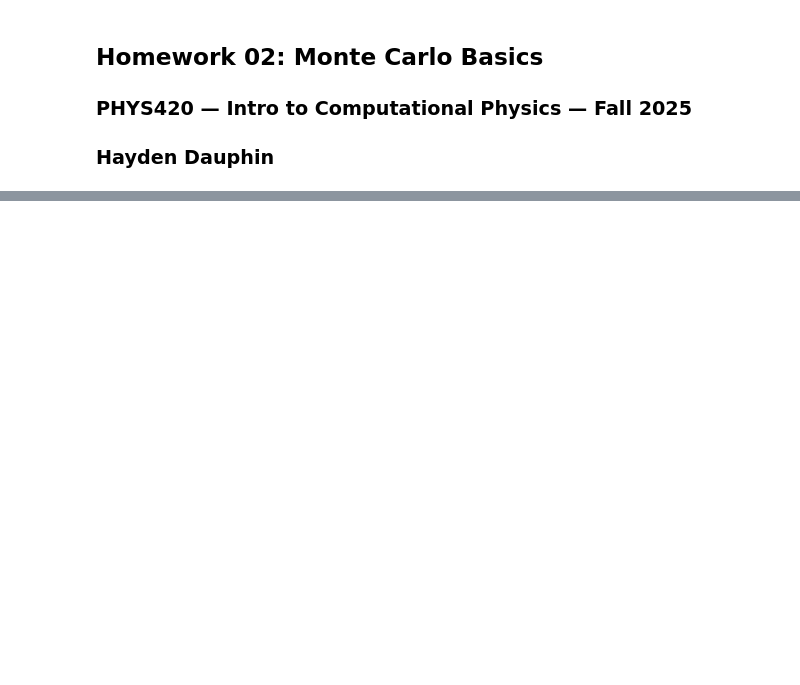
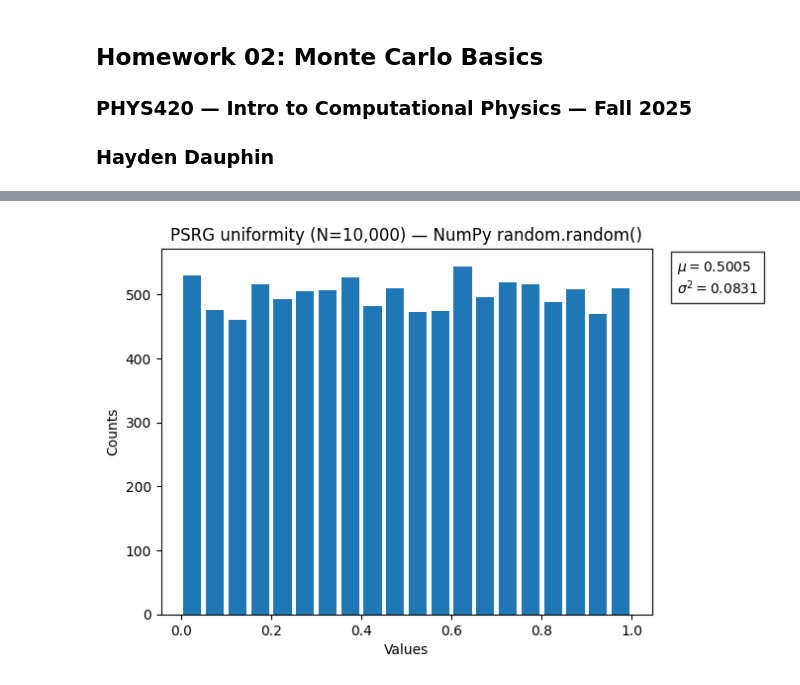
Before and after one commit to hdauphin/PHYS420Fall25, a Jupyter notebook: HW02.ipynb, the cells around one changed output, grey strips where cells are left out. Cells and saved outputs as stored; diff of their text form; code cells hidden in the pictures; blank space fills up the shorter version.

```diff
--- a/HW02.ipynb
+++ b/HW02.ipynb
@@ -102,0 +94,74 @@ Part B: Sampling from non-uniform distributions (OPTIONAL)
+# %%
+'''
+Testing pseudo-random number generators - NUMPY RANDOM
+'''
+N = 10000 # number of values to generate
+dataset = [np.random.random() for i in range(N)] # Uses numpy's PRNG, random——module uses PCG64 rather than Mersenne Twister
+dataset = np.array(dataset)
+
+# 1. Histogram and basic stats
+fig, ax = plt.subplots()
+plt.rcParams['text.usetex'] = False
+
+ax.hist(dataset, bins=20, rwidth=0.8) #Create a 20 bin histogram to sort the data in dataset
+ax.set_title("PSRG uniformity (N=10,000) — NumPy random.random()")
+ax.set_xlabel("Values")
+ax.set_ylabel("Counts")
+#plt.show()
+
+#compute mean and variance; print the values in a box beside the histogram
+mean = np.mean(dataset)
+variance = statistics.variance(dataset)
+ax.text(1.1, 500,
+        fr"$\mu={mean:.4f}$"
+        + "\n"
+        + fr"$\sigma^2={variance:.4f}$",
+        bbox=dict(facecolor="white", alpha=0.8, edgecolor="black"))
+
+plt.show()
+
+
+# 2. Kth moment test
+
+
+def percent_error(actual, accepted):
+    """
+    Function to calculate percent error
+    Args:
+        actual = measured/actual value
+        accepted = accepted/theoretical value
+    Returns:
+        absolute value of the percent error (float)
+    """
+    return(np.abs(((actual-accepted)/accepted)*100))
+
+ks = [2,3,4] #k values to test
+
+#compute moments for all k values
+print("kth Moment Test:")
+for k in ks:
+    moment = np.mean(dataset**k)
+    moment_th = 1/(k+1)
+    error = percent_error(moment, moment_th)
+    print (f"k={k}: Empirical moment = {moment:.4f}, Theoretical moment = {moment_th:.4f}, Percent error: {error:.2f}%")
+
+# 3. Near-neighbor corelation test
+
+# Check statistical dependence between nearby values; function C(k)
+
+def C(data, k):
+    N = len(data)
+    return np.sum(data[:-k] * data[k:])/N
+
+lags = [1,2]
+stat_dep = [C(dataset, k) for k in lags]
+
+# Calculate percent errors; list the C(k) result and percent error for each lag value k
+
+errors = [percent_error(i, 0.25) for i in stat_dep]
+
+print("\nStatistical Dependence (Accepted value = 0.25): ")
+for k, val, e in zip(lags, stat_dep, errors):
+    print(f"C({k}) = {val:.6f}, Percent error: {e:.2f}%")
+# %% [output]
+[figure, added]
```
Also changed, not shown: parts of 4 cells of this notebook.
